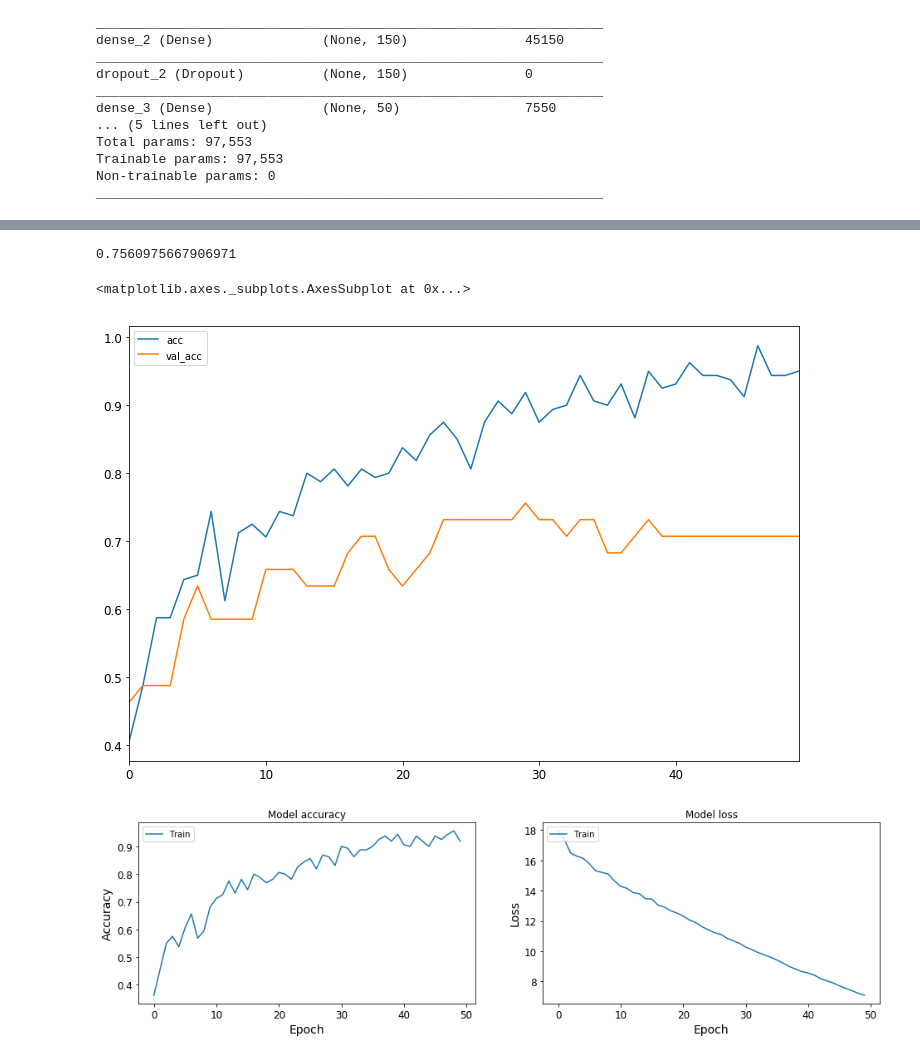
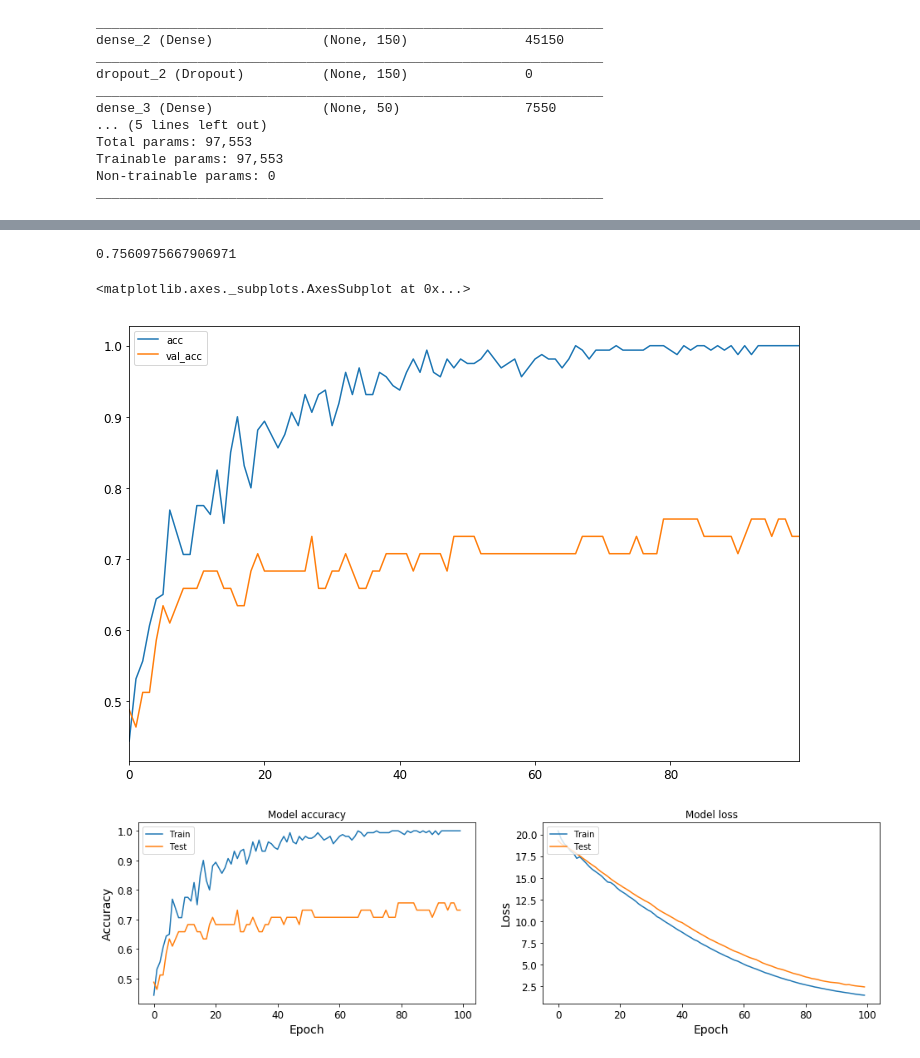
Before and after one commit to ahsanMah/interpretDL, a Jupyter notebook: ADNNI.ipynb, the cells around one changed output, grey strips where cells are left out. Saved outputs shown, nothing was run; the diff lists cells and outputs as text; code cells hidden in the pictures.

```diff
--- a/ADNNI.ipynb
+++ b/ADNNI.ipynb
@@ -283,6 +281,6 @@ Non-trainable params: 0
 _________________________________________________________________
 # %%
 dnn = build_dnn(X_train.shape[1])
-history = dnn.fit(X_train, y_train_1hot, epochs=50, batch_size = 30, validation_data=(X_test, y_test_1hot))
+history = dnn.fit(X_train, y_train_1hot, epochs=100, batch_size = 20, validation_data=(X_test, y_test_1hot))
 # %% [output]
 Train on 160 samples, validate on 41 samples
@@ -309,27 +307,27 @@ df[["acc","val_acc"]].plot(figsize=(12,8))
 # %% [output]
 0.7560975667906971
 <matplotlib.axes._subplots.AxesSubplot at 0x...>
-[figure, old version]
+[figure, new version]
 # %%
 def plot_history(history):
     fig, axs = plt.subplots(1, 2, figsize=(16,4))
 
     # Plot training & validation accuracy values
     axs[0].plot(history.history['acc'])
-    # plt.plot(history.history['val_acc'])
+    axs[0].plot(history.history['val_acc'])
     axs[0].set(title='Model accuracy', ylabel='Accuracy', xlabel='Epoch')
     axs[0].legend(['Train', 'Test'], loc='upper left')
 
     # Plot training & validation loss values
     axs[1].plot(history.history['loss'])
-    # plt.plot(history.history['val_loss'])
+    axs[1].plot(history.history['val_loss'])
     axs[1].set(title='Model loss',ylabel='Loss', xlabel='Epoch')
     axs[1].legend(['Train', 'Test'], loc='upper left')
     plt.show()
 
 plot_history(history)
 # %% [output]
-[figure, old version]
+[figure, new version]
 # %%
 loss_and_metrics = dnn.evaluate(X_test, y_test_1hot)
 print("Scores on test set: loss={:0.3f} accuracy={:.4f}".format(*loss_and_metrics))
```
Also changed, not shown: parts of 14 cells of this notebook.
